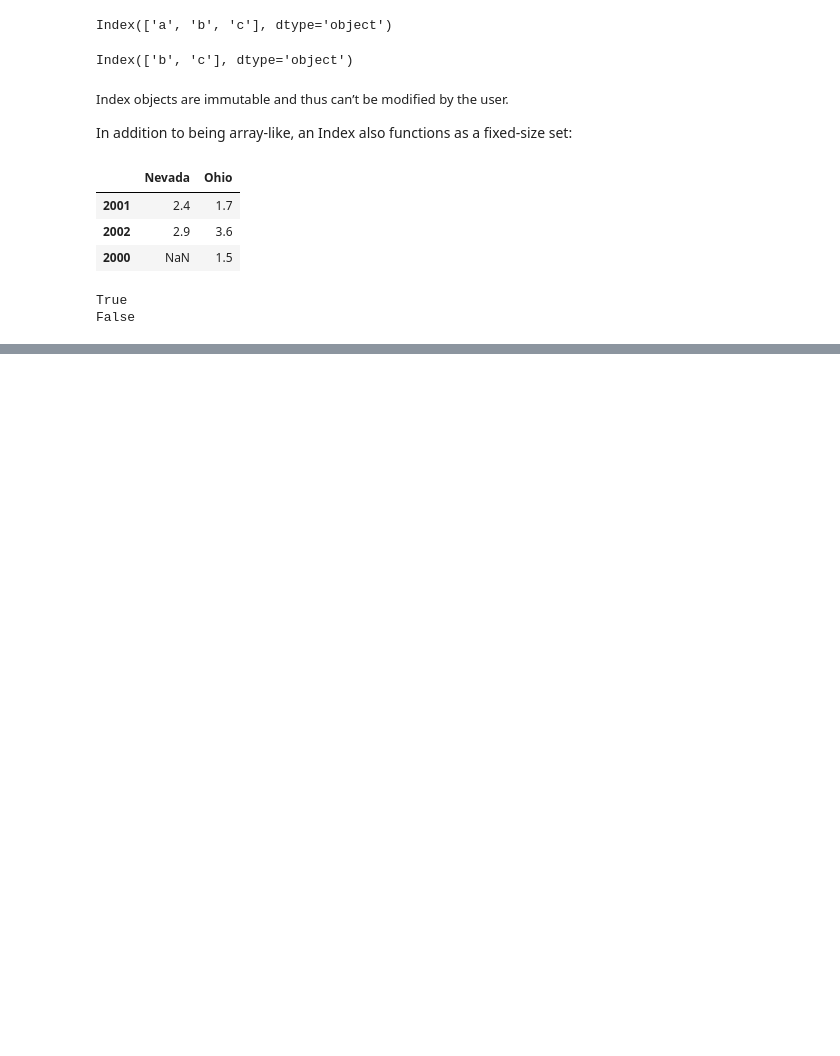
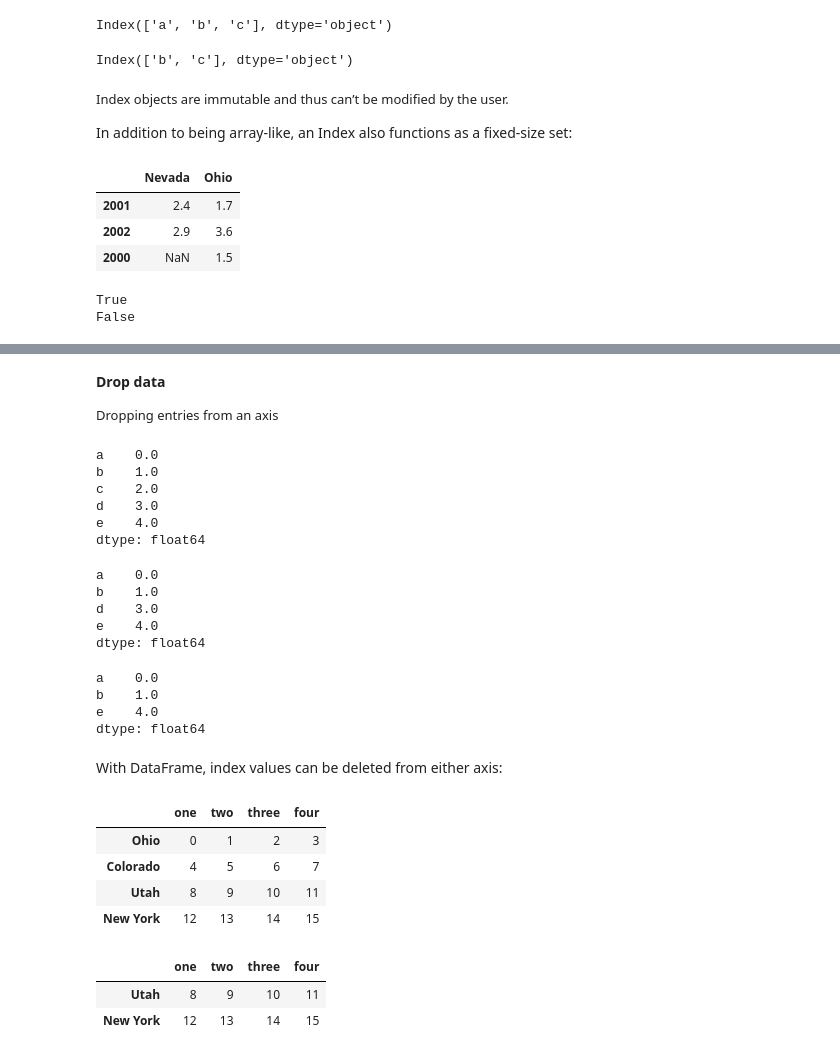
Before and after one commit to AmanSg098/ML-Projects, a Jupyter notebook: Pandaspract.ipynb, the cells around one changed output, grey strips where cells are left out. Saved outputs shown, nothing was run; the diff lists cells and outputs as text; code cells hidden in the pictures; blank space fills up the shorter version.

```diff
--- a/Pandaspract.ipynb
+++ b/Pandaspract.ipynb
@@ -412,0 +497,51 @@ False
+# %% [markdown]
+<b>Drop data</b>
+
+<font size=2>Dropping entries from an axis</font>
+# %%
+data_drop = pd.Series(np.arange(5.),
+                      index=['a', 'b', 'c', 'd', 'e'])
+data_drop
+# %% [output]
+a    0.0
+b    1.0
+c    2.0
+d    3.0
+e    4.0
+dtype: float64
+# %%
+new_obj = data_drop.drop('c')
+new_obj
+# %% [output]
+a    0.0
+b    1.0
+d    3.0
+e    4.0
+dtype: float64
+# %%
+data_drop.drop(['d', 'c'])
+# %% [output]
+a    0.0
+b    1.0
+e    4.0
+dtype: float64
+# %% [markdown]
+With DataFrame, index values can be deleted from either axis:
+# %%
+state_data = pd.DataFrame(np.arange(16).reshape((4, 4)),
+                index=['Ohio', 'Colorado', 'Utah', 'New York'],
+                columns=['one', 'two', 'three', 'four'])
+state_data
+# %% [output]
+|  | one | two | three | four |
+| Ohio | 0 | 1 | 2 | 3 |
+| Colorado | 4 | 5 | 6 | 7 |
+| Utah | 8 | 9 | 10 | 11 |
+| New York | 12 | 13 | 14 | 15 |
+# %%
+# dropping rows
+state_data.drop(['Colorado', 'Ohio'])
+# %% [output]
+|  | one | two | three | four |
+| Utah | 8 | 9 | 10 | 11 |
+| New York | 12 | 13 | 14 | 15 |
```
Also changed, not shown: parts of 13 cells of this notebook.
